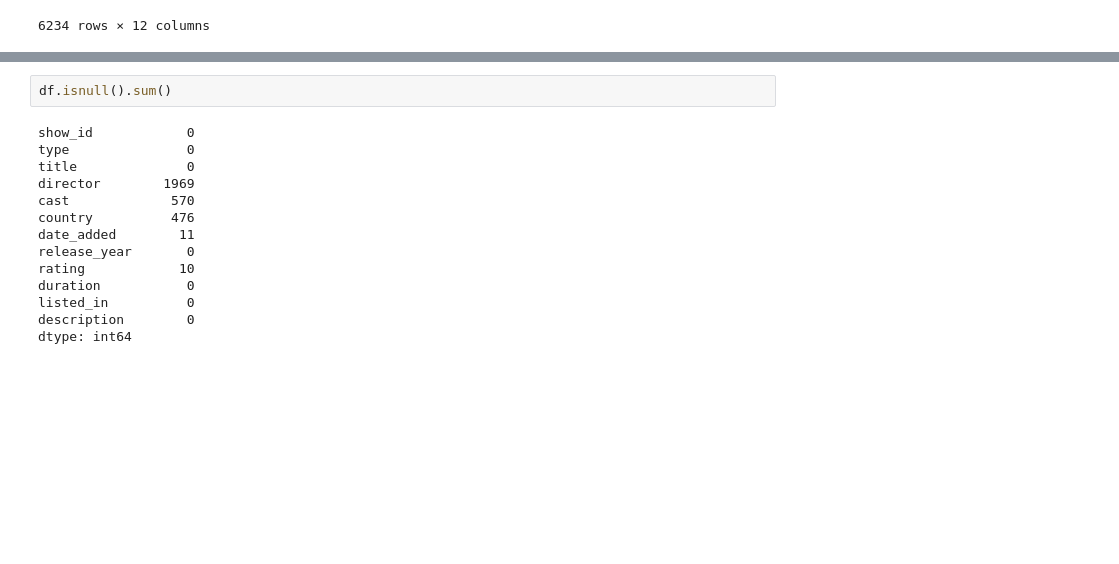
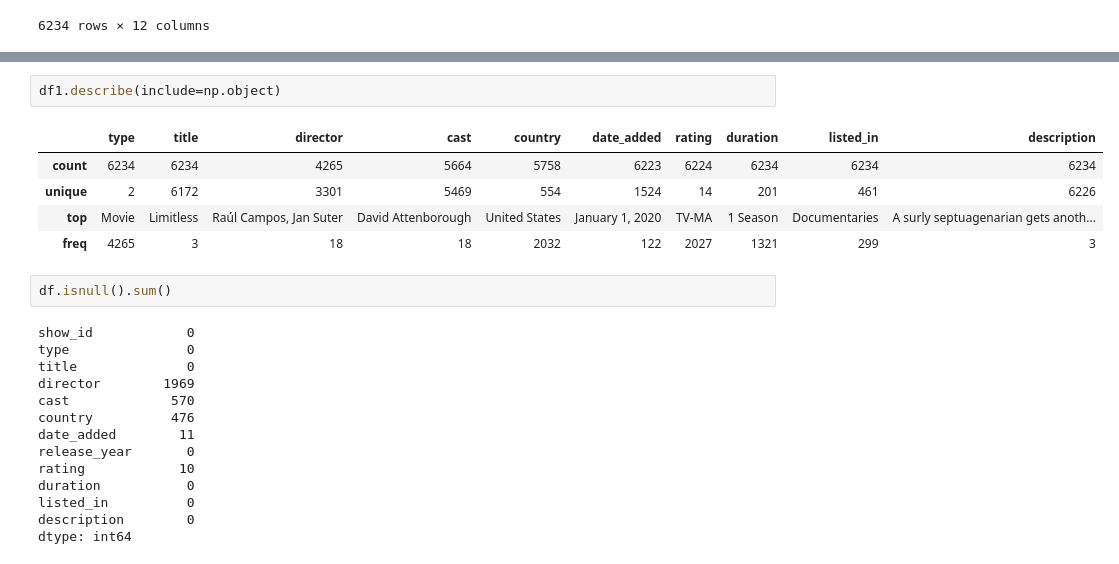
Before and after one commit to mjkanf1994/ml_edu, a Jupyter notebook: netflix_python_tutorial.ipynb, the cells around one changed output, grey strips where cells are left out. Cells and saved outputs as stored; diff of their text form; blank space fills up the shorter version.

```diff
--- a/netflix_python_tutorial.ipynb
+++ b/netflix_python_tutorial.ipynb
@@ -68,3 +80,11 @@ df.head()
+# %%
+df1.describe(include=np.object)
+# %% [output]
+|  | type | title | director | cast | country | date_added | rating | duration | listed_in | description |
+| count | 6234 | 6234 | 4265 | 5664 | 5758 | 6223 | 6224 | 6234 | 6234 | 6234 |
+| unique | 2 | 6172 | 3301 | 5469 | 554 | 1524 | 14 | 201 | 461 | 6226 |
+| top | Movie | Limitless | Raúl Campos, Jan Suter | David Attenborough | United States | January 1, 2020 | TV-MA | 1 Season | Documentaries | A surly septuagenarian gets anoth... |
+| freq | 4265 | 3 | 18 | 18 | 2032 | 122 | 2027 | 1321 | 299 | 3 |
 # %%
 df.isnull().sum()
 # %% [output]
```
Also changed, not shown: parts of 2 cells of this notebook.
